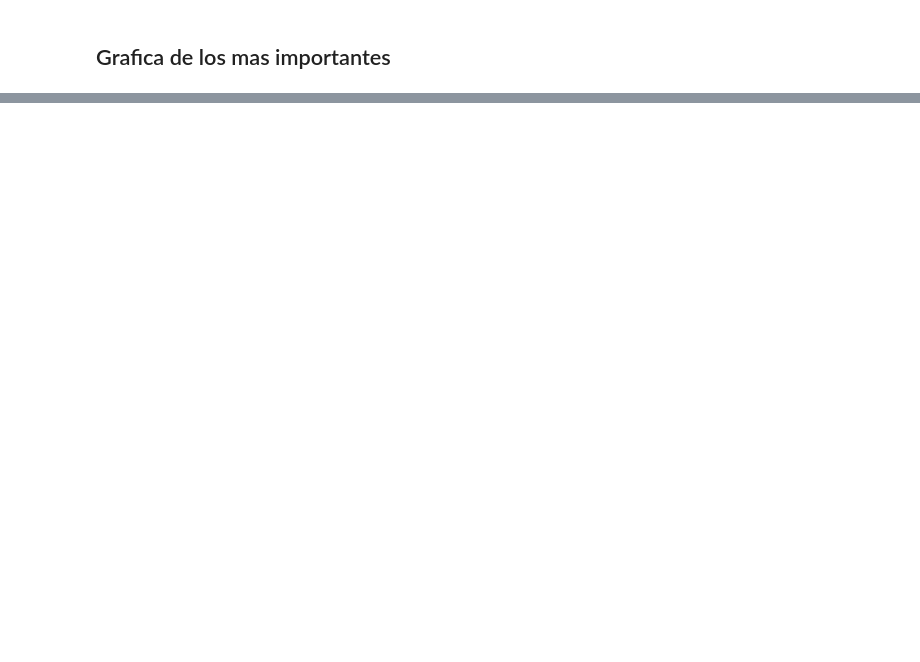
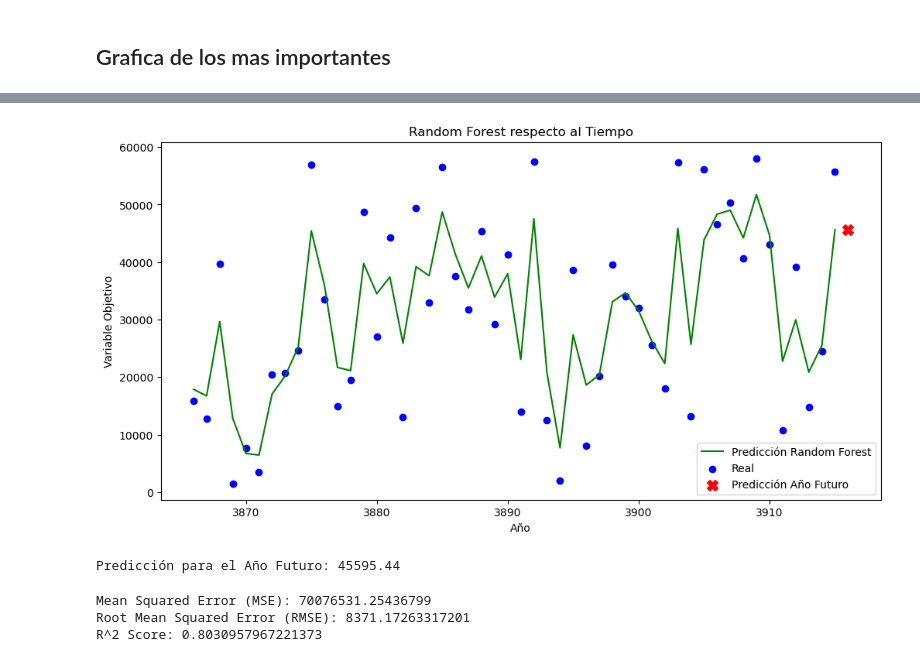
Before and after one commit to Rafa-77/Data-Analysis, a Jupyter notebook: 03 - Recortador de Imagenes/Procesar_data.ipynb, the cells around one changed output, grey strips where cells are left out. Saved outputs shown, nothing was run; the diff lists cells and outputs as text; code cells hidden in the pictures; blank space fills up the shorter version.

```diff
--- a/03 - Recortador de Imagenes/Procesar_data.ipynb
+++ b/03 - Recortador de Imagenes/Procesar_data.ipynb
@@ -50,0 +72,63 @@ plt.show()
+# %%
+import numpy as np
+import matplotlib.pyplot as plt
+from sklearn.ensemble import RandomForestRegressor
+
+years = np.array(df_pivot_todos["ORIGEN"].astype(int))
+
+target_variable = df_pivot_todos[300000]
+
+X = years.reshape(-1, 1)
+y = target_variable
+
+# Modelo de Random Forest
+rf_model = RandomForestRegressor(n_estimators=100, random_state=42)
+rf_model.fit(X, y)
+
+# predicción para el tiempo futuro
+X_future = np.array([[3916]])
+y_pred_future = rf_model.predict(X_future)
+
+# predicciones
+y_pred = rf_model.predict(X)
+
+#################################################
+
+plt.figure(figsize=(12, 6))
+
+# variable objetivo real: X
+plt.scatter(X.flatten(), y, label='Real', color='blue')
+
+# predicciones del modelo de Random Forest
+plt.plot(X.flatten(), y_pred, label='Predicción Random Forest', color='green')
+
+# predicción para el tiempo futuro
+plt.scatter(X_future.flatten(), y_pred_future, label='Predicción Año Futuro', color='red', marker='X', s=100)
+
+plt.xlabel('Año')
+plt.ylabel('Variable Objetivo')
+plt.title('Random Forest respecto al Tiempo')
+plt.legend()
+plt.show()
+
+print(f'Predicción para el Año Futuro: {y_pred_future[0]}')
+# %% [output]
+[figure, added]
+Predicción para el Año Futuro: 45595.44
+# %%
+from sklearn.metrics import mean_squared_error
+from math import sqrt
+from sklearn.metrics import r2_score
+
+# Desviacion, entre mas cercana a 0 mejor
+mse = mean_squared_error(y, y_pred)
+rmse = sqrt(mse)
+print(f'Root Mean Squared Error (RMSE): {rmse}')
+
+# R cuadrado entre mas cercano a 1 mejor
+r2 = r2_score(y, y_pred)
+print(f'R^2 Score: {r2}')
+# %% [output]
+Mean Squared Error (MSE): 70076531.25436799
+Root Mean Squared Error (RMSE): 8371.17263317201
+R^2 Score: 0.8030957967221373
```
Also changed, not shown: parts of 8 cells of this notebook.
